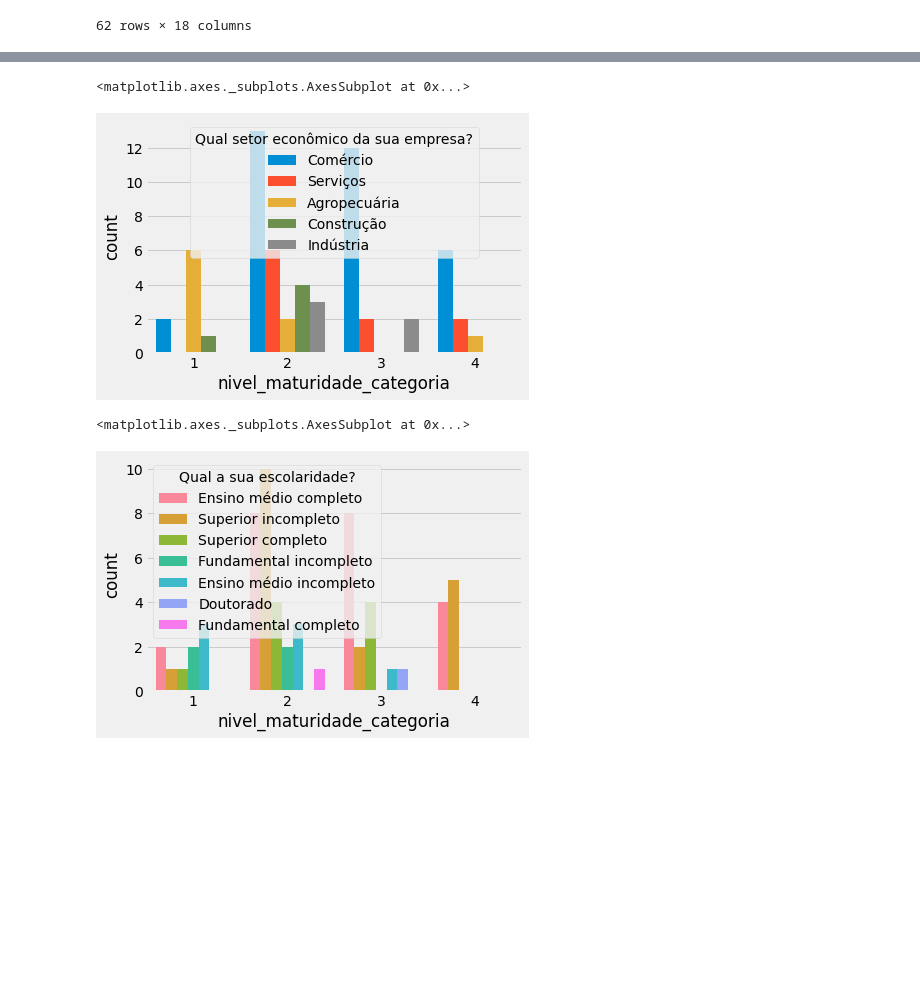
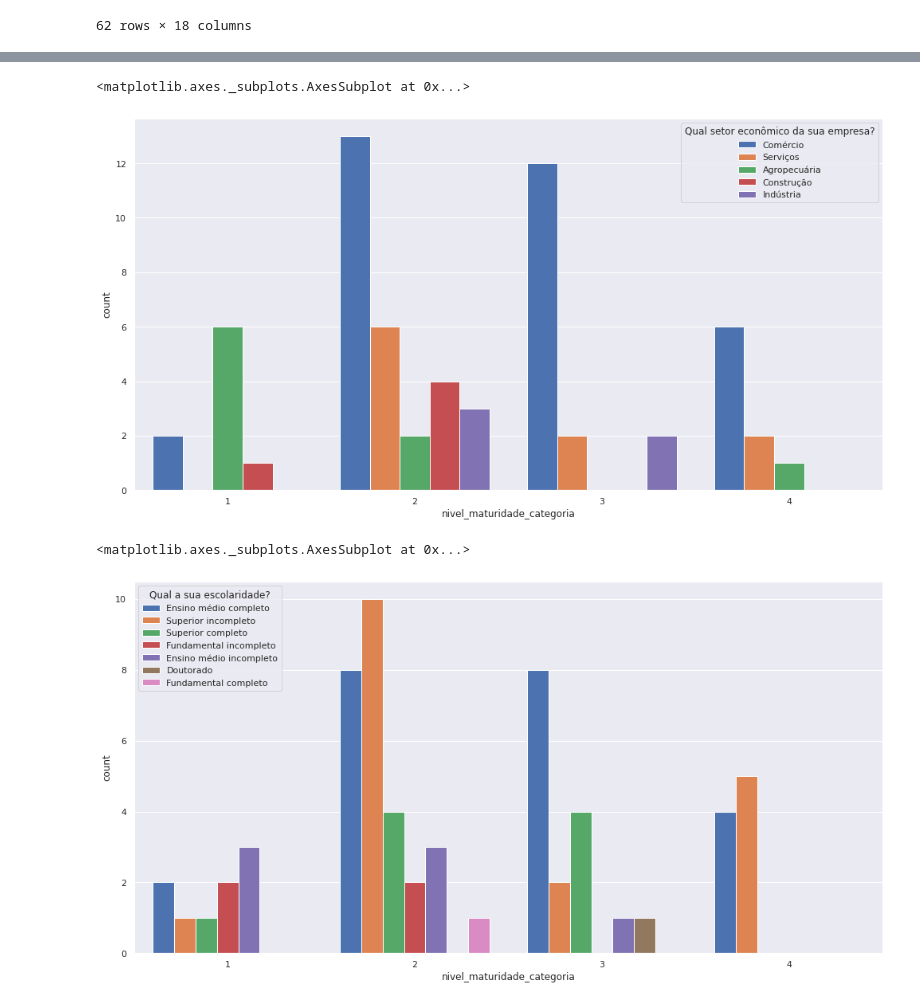
Before and after one commit to CarolinySilva/Crud_Topicos, a Jupyter notebook: tcc.ipynb, the cells around one changed output, grey strips where cells are left out. Drawn from its saved outputs; the diff is of its cells as text; code cells hidden in the pictures; blank space fills up the shorter version.

```diff
--- a/tcc.ipynb
+++ b/tcc.ipynb
@@ -102,5 +102,6 @@ correlacao_dados.style.background_gradient(cmap="coolwarm")
 | nivel_maturidade_categoria | 0.636591 | 0.641741 | -0.634299 | 0.283608 | 0.099164 | ... |
 | adesao_covid | -0.230169 | 0.202247 | 0.186094 | -0.061575 | 0.132631 | ... |
 # %%
+sns.set(rc = {'figure.figsize':(15,8)})
 sns.countplot(data = dados , x='nivel_maturidade_categoria',  hue='Qual sua faixa etária?', saturation=10)
 # %% [output]
@@ -108,11 +110,15 @@ NameError: ignored
 # %%
+sns.set(rc = {'figure.figsize':(15,8)})
+
 sns.countplot(data = dados , x='nivel_maturidade_categoria',  hue='Qual setor econômico da sua empresa?', saturation=1)
 # %% [output]
 <matplotlib.axes._subplots.AxesSubplot at 0x...>
-[figure, old version]
+[figure, new version]
 # %%
+sns.set(rc = {'figure.figsize':(15,8)})
+
 sns.countplot(data = dados , x='nivel_maturidade_categoria',  hue='Qual a sua escolaridade?', saturation=1)
 # %% [output]
 <matplotlib.axes._subplots.AxesSubplot at 0x...>
-[figure, old version]
+[figure, new version]
 # %%
```
Also changed, not shown: parts of 3 cells of this notebook.
